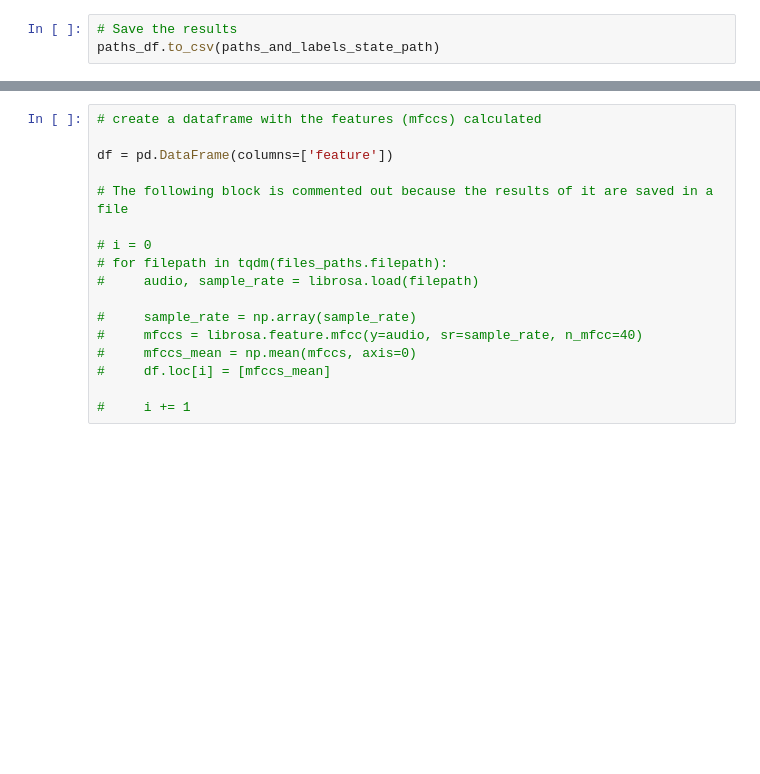
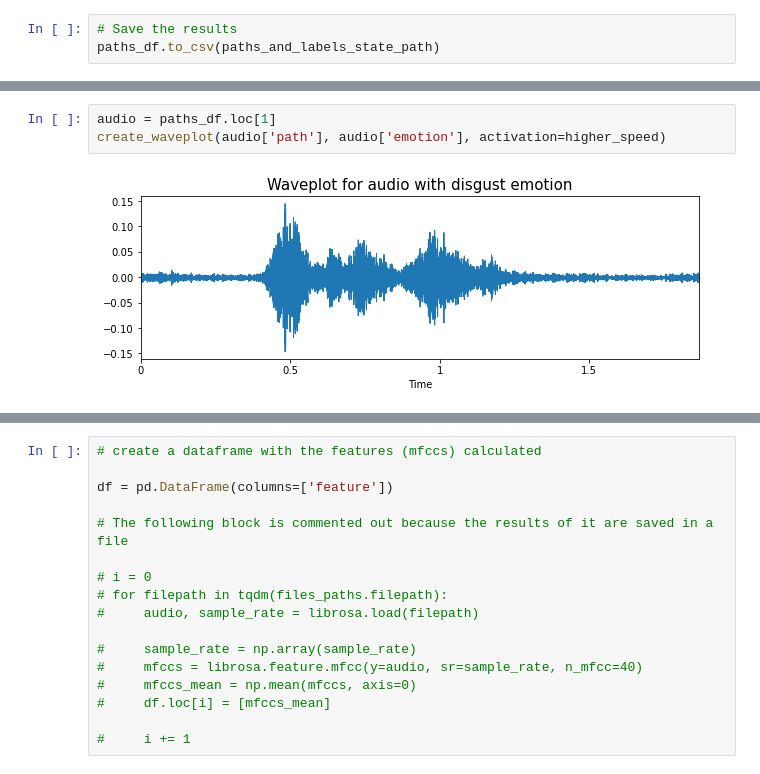
Before and after one commit to maezzedine/CMPS287-Speech-Emotion-Recognition, a Jupyter notebook: Speech Emotions Detection.ipynb, the cells around one changed output, grey strips where cells are left out. Drawn from its saved outputs; the diff is of its cells as text; blank space fills up the shorter version.

```diff
--- a/Speech Emotions Detection.ipynb
+++ b/Speech Emotions Detection.ipynb
@@ -238,0 +283,5 @@ create_waveplot(audio['path'], audio['emotion'])
+# %%
+audio = paths_df.loc[1]
+create_waveplot(audio['path'], audio['emotion'], activation=higher_speed)
+# %% [output]
+[figure, added]
```
Also changed, not shown: parts of 9 cells of this notebook.
